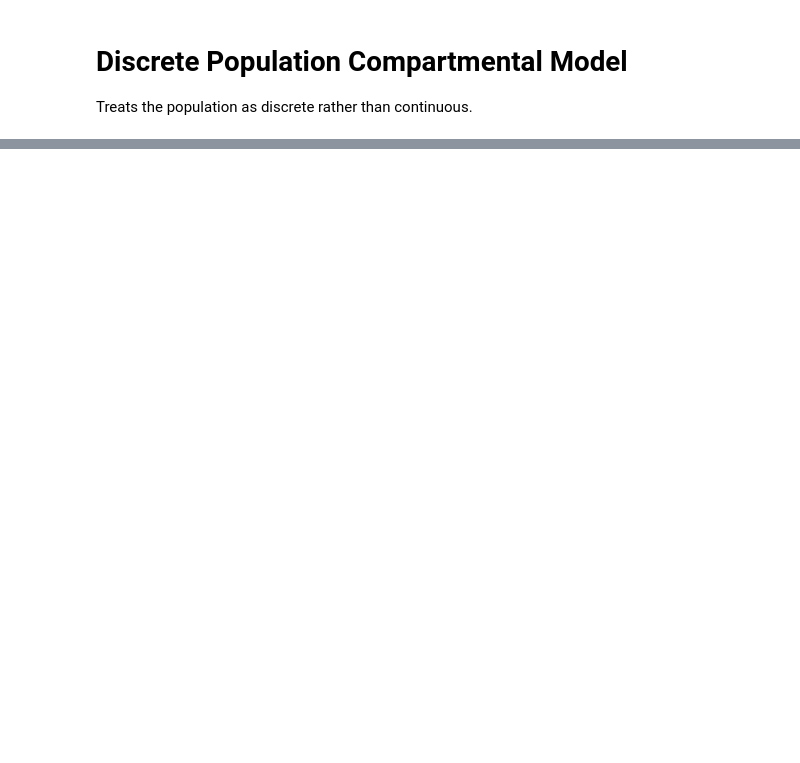
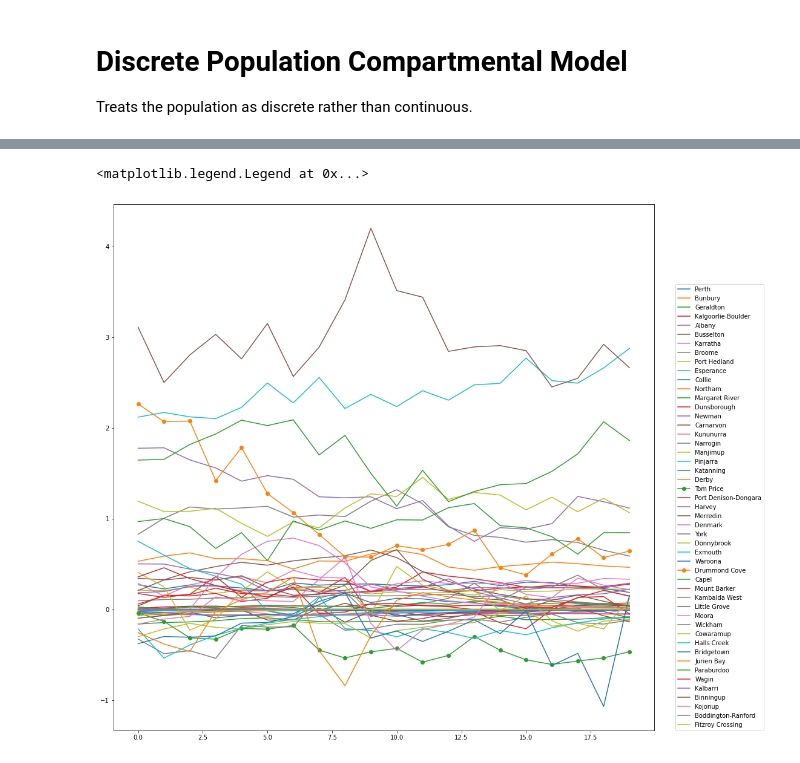
Before and after one commit to yuval-b/covid_thesis, a Jupyter notebook: 8. Discrete Population Compartmental Model.ipynb, the cells around one changed output, grey strips where cells are left out. Saved outputs shown, nothing was run; the diff lists cells and outputs as text; code cells hidden in the pictures; blank space fills up the shorter version.

Commit message:
Fixed popn counts, still negative issue

```diff
--- a/8. Discrete Population Compartmental Model.ipynb
+++ b/8. Discrete Population Compartmental Model.ipynb
@@ -281,2 +308,0 @@ IndexError: list index out of range
-# %%
-df = d['76'].copy()*C
@@ -354,4 +344,11 @@ for i in range(num):
         if model[day][i][5] > 0:
             breaks[towns[i]] = breaks.get(towns[i], day)
 
-{k: v for k, v in sorted(breaks.items(), key=lambda item: item[1])}
+sd = {k: v for k, v in sorted(breaks.items(), key=lambda item: item[1])}
+for item in sd:
+    print(item, breaks[item])
+
+print('-----Not Affected-----')
+for i in range(num):
+    if towns[i] not in breaks.keys():
+        print(towns[i])
@@ -389,0 +405,19 @@ for town in range(num):
+# %%
+plt.figure(figsize = (16,16))
+for i in range(num):
+    di = []
+    for j in range(20):
+        df = d[str(70+j)].copy()*C
+    #print(sum(df[50]))
+    #print(sum(df.iloc[50]))
+        di.append((sum(df[i]) - sum(df.iloc[i]))/popn[i])
+    if i == 50 or i==31 or i == 22:
+        plt.plot(di, label = towns[i], marker = 'o')
+    else:
+        plt.plot(di, label = towns[i])
+plt.legend(loc=(1.04,0))
+    #diff.append(di)
+        #print('Diff = ', (sum(df[50]) - sum(df.iloc[50]))/popn[50], i)
+# %% [output]
+<matplotlib.legend.Legend at 0x...>
+[figure, added]
```
Also changed, not shown: parts of 18 cells of this notebook.
